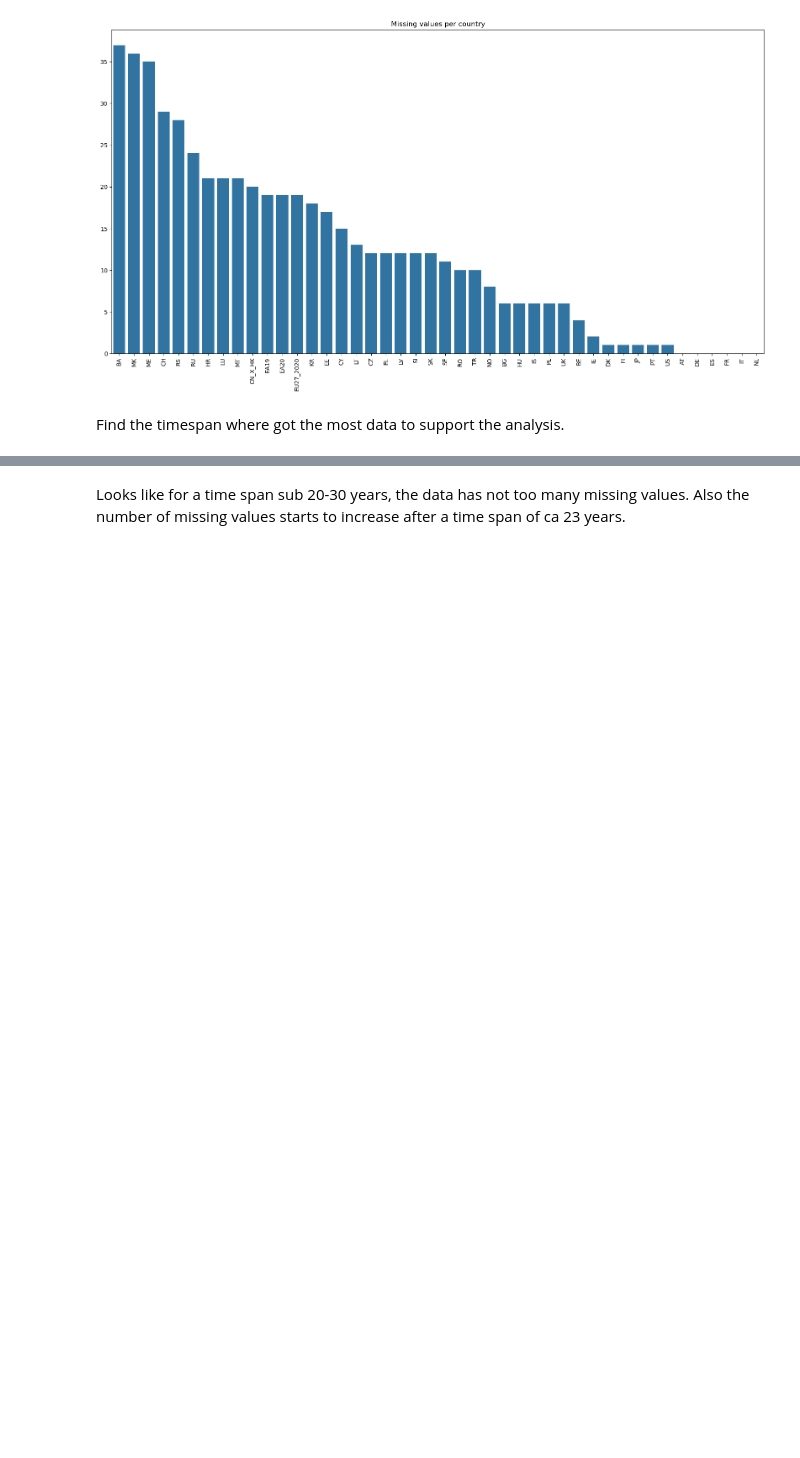
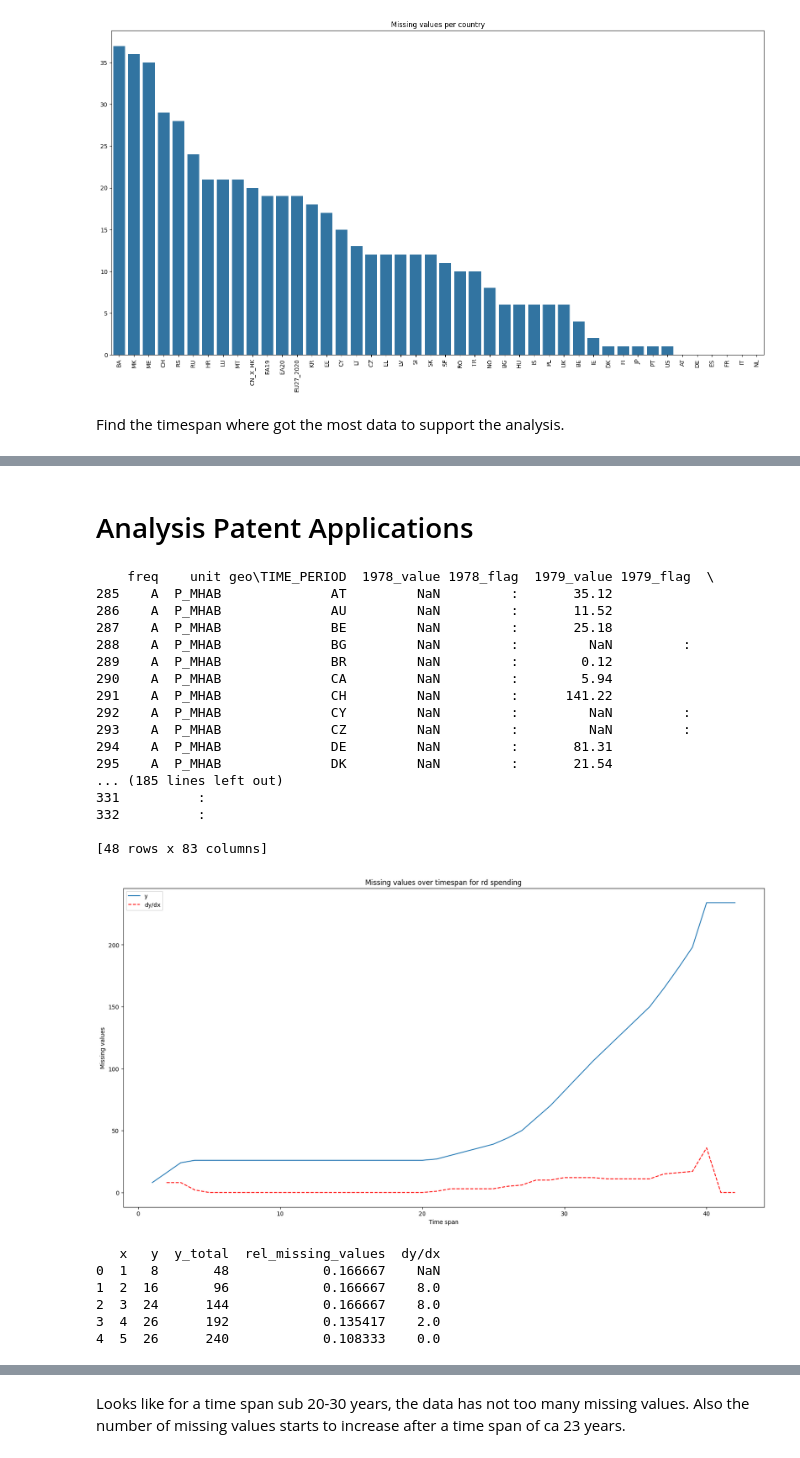
Before and after one commit to StefanHamm/DOPP_WS24, a Jupyter notebook: notebooks/InnovationAnalysis.ipynb, the cells around one changed output, grey strips where cells are left out. Cells and saved outputs as stored; diff of their text form; code cells hidden in the pictures; blank space fills up the shorter version.

```diff
--- a/notebooks/InnovationAnalysis.ipynb
+++ b/notebooks/InnovationAnalysis.ipynb
@@ -41,9 +41,10 @@ print(RD_EXP_BY_SECTOR["geo\TIME_PERIOD"].unique())
 countries = RD_EXP_BY_SECTOR["geo\TIME_PERIOD"].unique()
 
 #Patent applications https://ec.europa.eu/eurostat/databrowser/view/pat_ep_ntot/default/table?lang=en&category=scitech.ipr.pat.pat_h
-PAT_APPLICATIONS = eurostat.get_data_df("pat_ep_ntot",True)
+PAT_APPLICATIONS_HIST = eurostat.get_data_df("pat_ep_ntot",True)
+PAT_APPLICATIONS_NEW = eurostat.get_data_df("pat_ep_tot",True)
 
-print(PAT_APPLICATIONS.head())
+print(PAT_APPLICATIONS_HIST.head())
 # %% [output]
   freq sectperf     unit geo\TIME_PERIOD  1980_value 1980_flag  1981_value  \
 0    A      BES  EUR_HAB              AT         NaN         :      51.466
@@ -134,0 +183,69 @@ plt.show()
+# %% [markdown]
+# Analysis Patent Applications
+# %%
+#print(PAT_APPLICATIONS_HIST.head())
+unit = "P_MHAB"
+sector = "Total"
+filteredPatentApplications = PAT_APPLICATIONS_HIST[(PAT_APPLICATIONS_HIST["unit"] == unit)]
+
+print(filteredPatentApplications)
+
+
+plotData = pd.DataFrame()
+#add columns x and y
+plotData["x"] = range(1, 43)
+plotData["y"] = [sum(getMissingDataForTimespan(filteredPatentApplications, time_span, []).values()) for time_span in range(1, 43)]
+#plotData["total_y"] = [sum(dataBySector.)]
+plotData["y_total"] = [time_span * len(filteredPatentApplications["geo\TIME_PERIOD"].unique()) for time_span in range(1, 43)]
+plotData["rel_missing_values"] = plotData["y"] / plotData["y_total"]
+
+
+# Calculate the derivative (numerical approximation)
+plotData["dy/dx"] = plotData["y"].diff()
+
+# Plotting the data and its derivative
+plt.figure(figsize=(20, 10))
+
+# Plot the original data
+sns.lineplot(data=plotData, x="x", y="y", label="y")
+
+# Plot the derivative
+sns.lineplot(data=plotData, x="x", y="dy/dx", label="dy/dx", linestyle="--", color="red")
+
+
+
+
+plt.xlabel("Time span")
+plt.ylabel("Missing values")
+plt.title("Missing values over timespan for rd spending")
+plt.legend()
+plt.show()
+
+print(plotData.head())
+sns.lineplot(data=plotData, x="x", y="rel_missing_values", label="relative missing values (%)", linestyle="--", color="blue")
+plt.show()
+# %% [output]
+    freq    unit geo\TIME_PERIOD  1978_value 1978_flag  1979_value 1979_flag  \
+285    A  P_MHAB              AT         NaN         :       35.12
+286    A  P_MHAB              AU         NaN         :       11.52
+287    A  P_MHAB              BE         NaN         :       25.18
+288    A  P_MHAB              BG         NaN         :         NaN         :
+289    A  P_MHAB              BR         NaN         :        0.12
+290    A  P_MHAB              CA         NaN         :        5.94
+291    A  P_MHAB              CH         NaN         :      141.22
+292    A  P_MHAB              CY         NaN         :         NaN         :
+293    A  P_MHAB              CZ         NaN         :         NaN         :
+294    A  P_MHAB              DE         NaN         :       81.31
+295    A  P_MHAB              DK         NaN         :       21.54
+... (185 lines left out)
+331          :
+332          :
+
+[48 rows x 83 columns]
+[figure, added]
+   x   y  y_total  rel_missing_values  dy/dx
+0  1   8       48            0.166667    NaN
+1  2  16       96            0.166667    8.0
+2  3  24      144            0.166667    8.0
+3  4  26      192            0.135417    2.0
+4  5  26      240            0.108333    0.0
```
Also changed, not shown: parts of 25 cells of this notebook.
